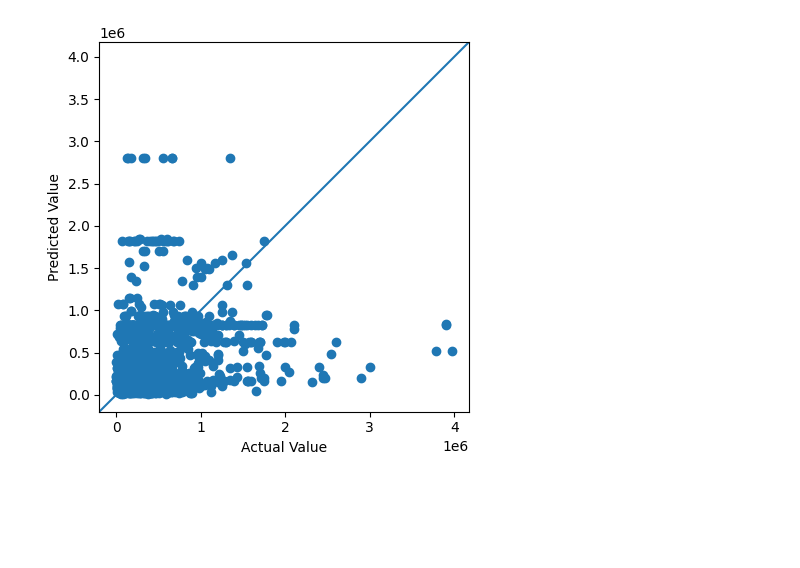
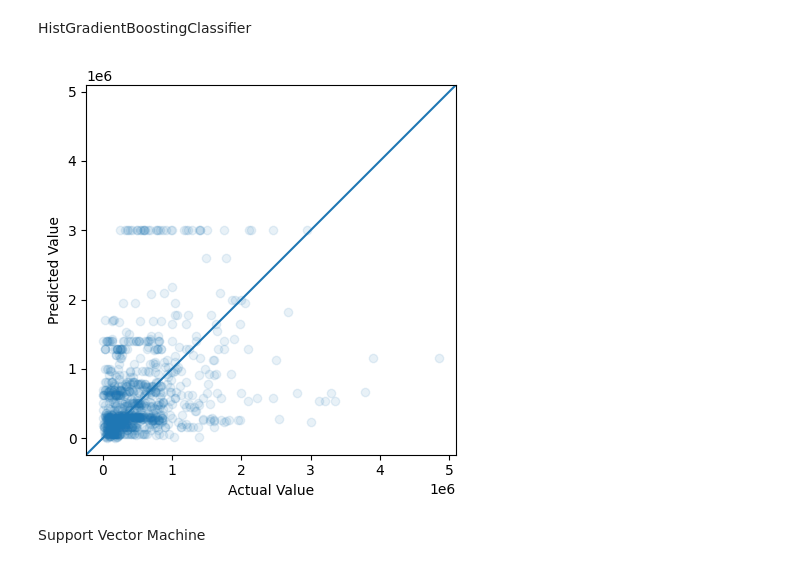
Before and after one commit to MikePlekan/Real-Estate-project, a Jupyter notebook: AttomML.ipynb, the cells around one changed output. Saved outputs shown, nothing was run; the diff lists cells and outputs as text; code cells hidden in the pictures; blank space fills up the shorter version.

```diff
--- a/AttomML.ipynb
+++ b/AttomML.ipynb
@@ -18,8 +24,17 @@ import numpy as np
 # %%
 df=utils.get_df('data.csv')
 sales=utils.get_df('sales.csv')
-
-X_train, X_test, y_train, y_test = train_test_split(df[['yearbuilt','universalsize','beds','bathstotal','zipcode']],sales['saleamt'], test_size=0.3)
+df=pd.concat([df, sales['saleamt']],axis = 1)
+df=df.dropna(axis=0)
+enc = LabelEncoder()
+print(data.head(3))
+enc.fit(df['zipcode'])
+df['zipcode']=enc.transform(df['zipcode'])
+enc.fit(df['yearbuilt'])
+df['yearbuilt']=enc.transform(df['yearbuilt'])
+X_train, X_test, y_train, y_test = train_test_split(df[['yearbuilt','universalsize','beds','bathstotal','zipcode']],df['saleamt'], test_size=0.3)
+# %% [markdown]
+HistGradientBoostingClassifier
 # %%
 #Decision Tree creatation
 clf = HistGradientBoostingClassifier()
@@ -29,17 +43,19 @@ clf.fit(X_train, y_train)
 predications = clf.predict(X_test)
 # %%
 fig, ax=plt.subplots()
-ax.scatter(x=y_test,y=predications)
+ax.scatter(x=y_test,y=predications,alpha=0.1)
 lims = [
     np.min([ax.get_xlim(), ax.get_ylim()]),  # min of both axes
     np.max([ax.get_xlim(), ax.get_ylim()]),  # max of both axes
 ]
 ax.axline((0, 0), slope=1)
 ax.set_aspect('equal')
 ax.set_xlim(lims)
 ax.set_ylim(lims)
 plt.xlabel("Actual Value")
 plt.ylabel("Predicted Value")
 fig.show()
 # %% [output]
-[figure, old version]
+[figure, new version]
+# %% [markdown]
+Support Vector Machine
```
Also changed, not shown: parts of 7 cells of this notebook, 1 other file.
